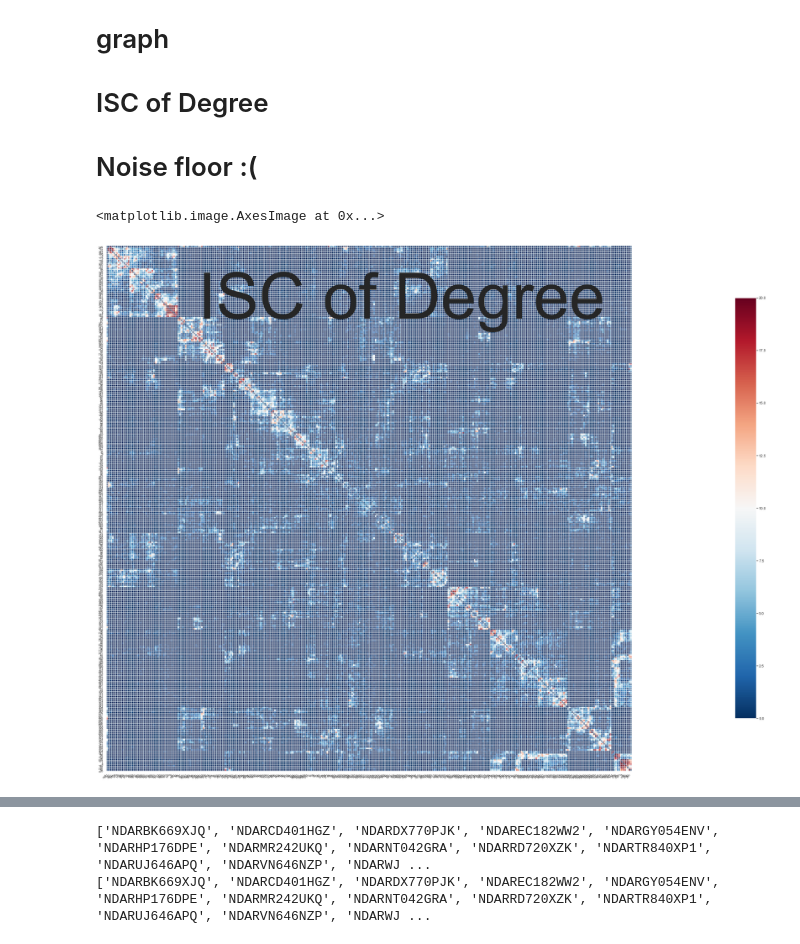
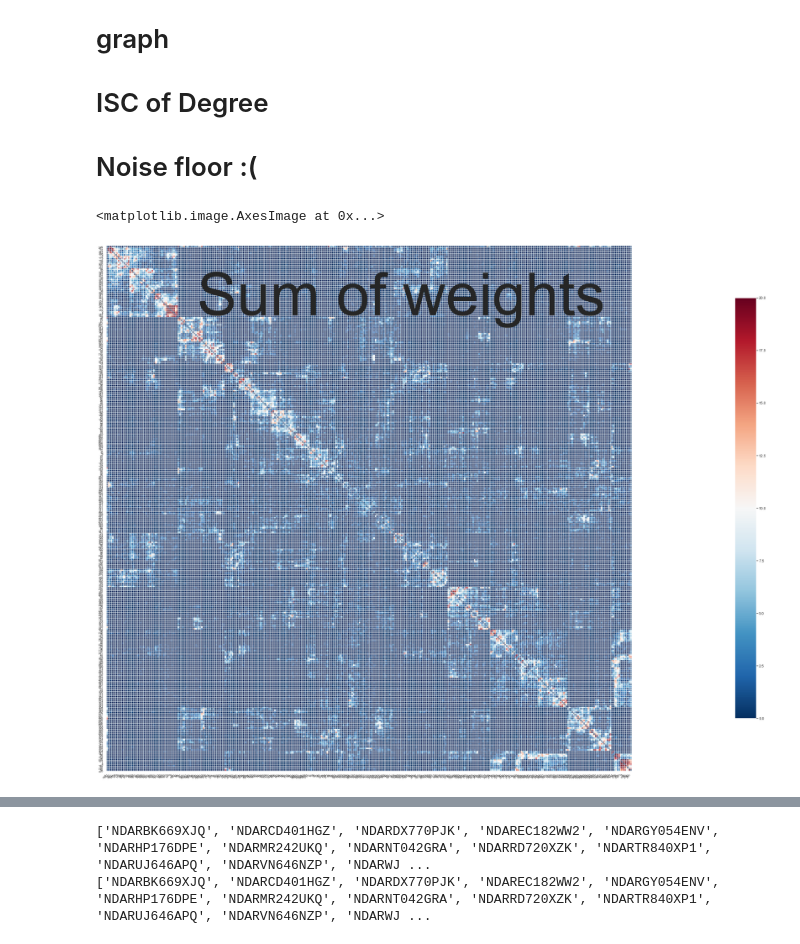
Before and after one commit to venkateshness/Internship_HBN, a Jupyter notebook: Graph-related_analysis/Functional_graph_setup/Preprocessing.ipynb, the cells around one changed output, grey strips where cells are left out. Drawn from its saved outputs; the diff is of its cells as text; code cells hidden in the pictures.

```diff
--- a/Graph-related_analysis/Functional_graph_setup/Preprocessing.ipynb
+++ b/Graph-related_analysis/Functional_graph_setup/Preprocessing.ipynb
@@ -290,16 +290,16 @@ def main(subj,is_consensus,subject_no):
     #                             hemispheres=['left'],
     #                             colorbar=True,
     #     output_file ='/homes/v20subra/S4B2/Graph-related_analysis/Functional_graph_setup/Results_/{}/eigenvector{}.png'.format(subject_no,i))
-    return  knn_graph
+    return  knn_graph,weight_matrix_after_NN
 
 # weight_matrix_after_NN = main(subj = subjects[21],is_consensus=True,subject_no='consensus')
-knn_graph = dict()
+knn_graph,weight_matrix_after_NN = dict(),dict()
 for j in tqdm(range(1,len(subjects_data_available_for))):
-   knn_graph[j]= main(subj = subjects_data_available_for[j-1],is_consensus=False,subject_no=j)
+   knn_graph[j],weight_matrix_after_NN[j]= main(subj = subjects_data_available_for[j-1],is_consensus=False,subject_no=j)
 # %%
 l = np.arange(360)
 
-plotting.plot_matrix(sum(knn_graph.values()).numpy(), figure=(55, 30), labels=l, title="ISC of Degree",reorder=True)
+plotting.plot_matrix(sum(knn_graph.values()).numpy(), figure=(55, 30), labels=l, title="Sum of weights",reorder=True)
 # %% [output]
 <matplotlib.image.AxesImage at 0x...>
-[figure, old version]
+[figure, new version]
```
Also changed, not shown: parts of 8 cells of this notebook, 2 other files.
